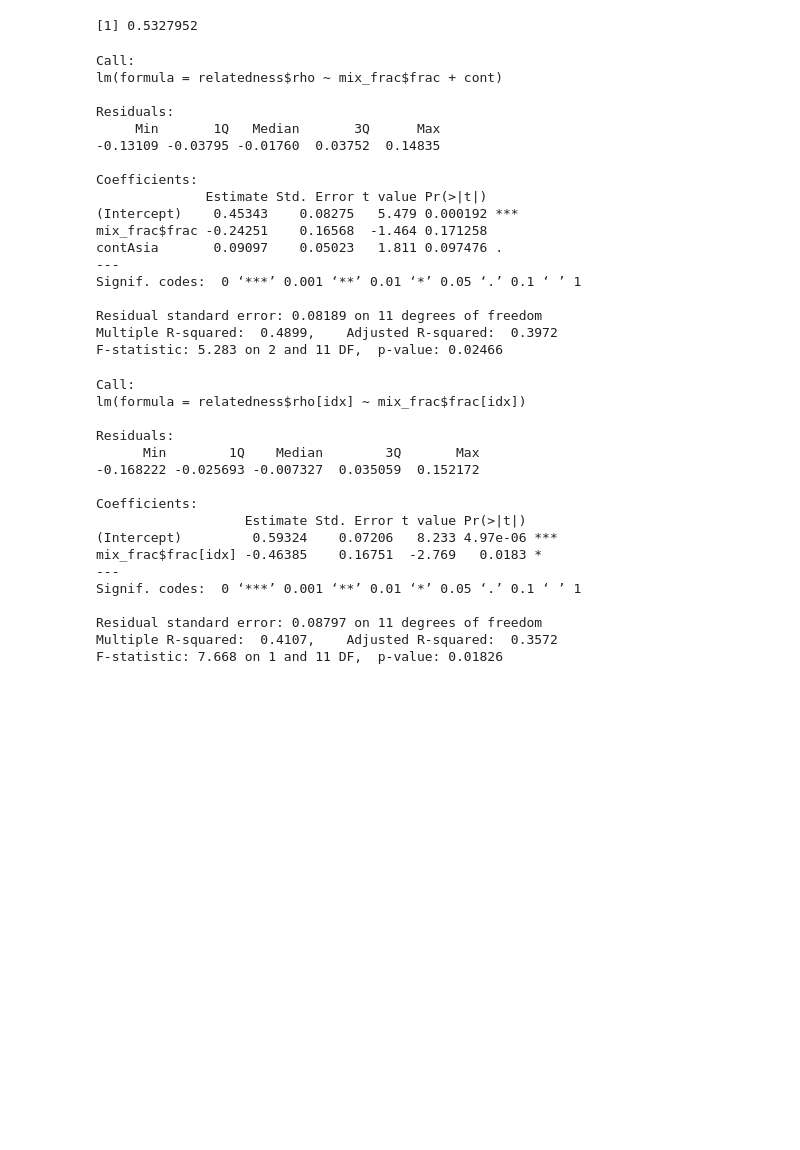
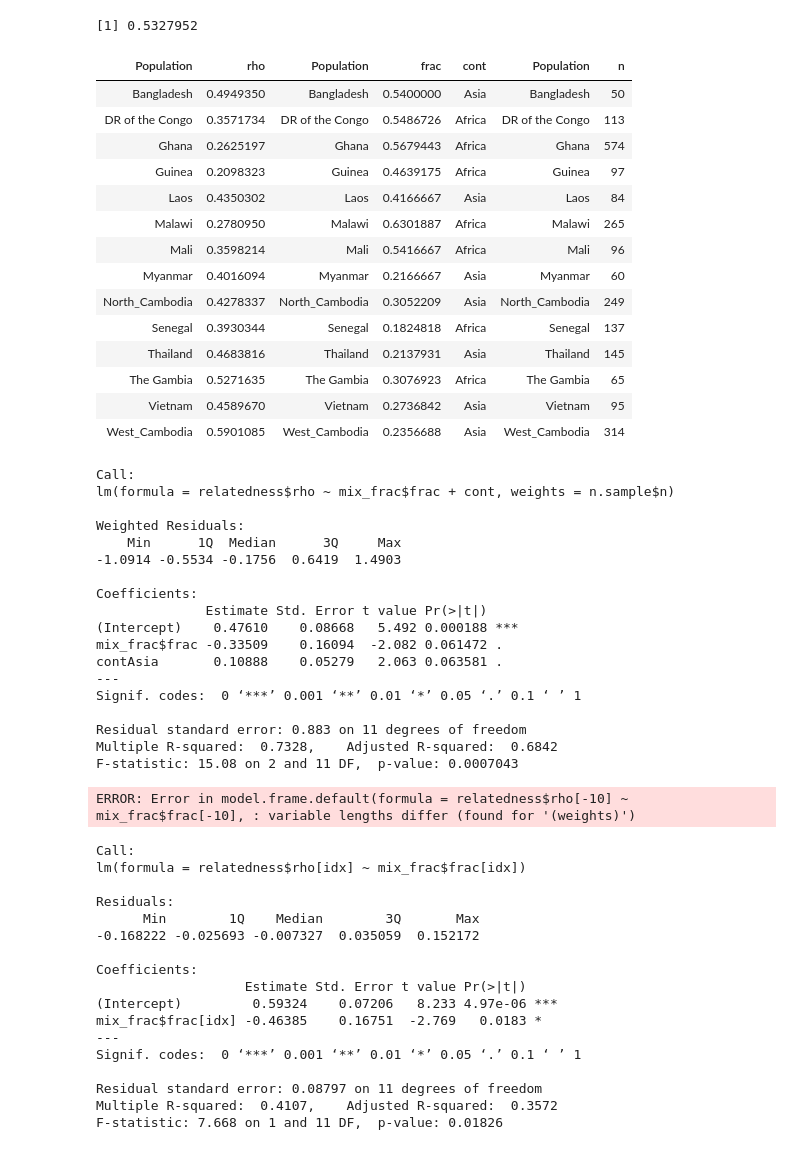
Before and after one commit to elifesciences-publications/mixedIBD-Supplement, a Jupyter notebook: supplement_how_things_were_done.ipynb, the cells around one changed output. Cells and saved outputs as stored; diff of their text form; code cells hidden in the pictures; blank space fills up the shorter version.

```diff
--- a/supplement_how_things_were_done.ipynb
+++ b/supplement_how_things_were_done.ipynb
@@ -527,26 +580,51 @@ sum(pf3k_mixedIBD_meta$relatedness > .3, na.rm=T) /
 # %%
 mix_frac = summarise(groupByCountry, frac = sum(Est_K>1)/length(Est_K))
 relatedness = summarise(groupByCountry, rho = mean(relatedness, na.rm=T))
-lm(relatedness$rho ~ mix_frac$frac + cont) %>% summary
+n.sample = summarise(groupByCountry, n = length(relatedness))
+cbind(relatedness, mix_frac, cont, n.sample)
+#plot(mix_frac$frac,relatedness$rho)
+#text(mix_frac$frac, relatedness$rho, mix_frac$Population)
+
+
+# NEEDS TO BE WEIGHTED
+lm(relatedness$rho ~ mix_frac$frac + cont, weights = n.sample$n) %>% summary
+
+lm(relatedness$rho[-10] ~ mix_frac$frac[-10], weights = n.sample$n) %>% summary
 # %% [output]
+| Population | rho | Population | frac | cont | Population | n |
+| Bangladesh | 0.4949350 | Bangladesh | 0.5400000 | Asia | Bangladesh | 50 |
+| DR of the Congo | 0.3571734 | DR of the Congo | 0.5486726 | Africa | DR of the Congo | 113 |
+| Ghana | 0.2625197 | Ghana | 0.5679443 | Africa | Ghana | 574 |
+| Guinea | 0.2098323 | Guinea | 0.4639175 | Africa | Guinea | 97 |
+| Laos | 0.4350302 | Laos | 0.4166667 | Asia | Laos | 84 |
+| Malawi | 0.2780950 | Malawi | 0.6301887 | Africa | Malawi | 265 |
+| Mali | 0.3598214 | Mali | 0.5416667 | Africa | Mali | 96 |
+| Myanmar | 0.4016094 | Myanmar | 0.2166667 | Asia | Myanmar | 60 |
+| North_Cambodia | 0.4278337 | North_Cambodia | 0.3052209 | Asia | North_Cambodia | 249 |
+| Senegal | 0.3930344 | Senegal | 0.1824818 | Africa | Senegal | 137 |
+| Thailand | 0.4683816 | Thailand | 0.2137931 | Asia | Thailand | 145 |
+| The Gambia | 0.5271635 | The Gambia | 0.3076923 | Africa | The Gambia | 65 |
+| Vietnam | 0.4589670 | Vietnam | 0.2736842 | Asia | Vietnam | 95 |
+| West_Cambodia | 0.5901085 | West_Cambodia | 0.2356688 | Asia | West_Cambodia | 314 |
 Call:
-lm(formula = relatedness$rho ~ mix_frac$frac + cont)
+lm(formula = relatedness$rho ~ mix_frac$frac + cont, weights = n.sample$n)
 
-Residuals:
-     Min       1Q   Median       3Q      Max
--0.13109 -0.03795 -0.01760  0.03752  0.14835
+Weighted Residuals:
+    Min      1Q  Median      3Q     Max
+-1.0914 -0.5534 -0.1756  0.6419  1.4903
 
 Coefficients:
               Estimate Std. Error t value Pr(>|t|)
-(Intercept)    0.45343    0.08275   5.479 0.000192 ***
-mix_frac$frac -0.24251    0.16568  -1.464 0.171258
-contAsia       0.09097    0.05023   1.811 0.097476 .
+(Intercept)    0.47610    0.08668   5.492 0.000188 ***
+mix_frac$frac -0.33509    0.16094  -2.082 0.061472 .
+contAsia       0.10888    0.05279   2.063 0.063581 .
 ---
 Signif. codes:  0 ‘***’ 0.001 ‘**’ 0.01 ‘*’ 0.05 ‘.’ 0.1 ‘ ’ 1
 
-Residual standard error: 0.08189 on 11 degrees of freedom
-Multiple R-squared:  0.4899,    Adjusted R-squared:  0.3972
-F-statistic: 5.283 on 2 and 11 DF,  p-value: 0.02466
+Residual standard error: 0.883 on 11 degrees of freedom
+Multiple R-squared:  0.7328,    Adjusted R-squared:  0.6842
+F-statistic: 15.08 on 2 and 11 DF,  p-value: 0.0007043
+ERROR: Error in model.frame.default(formula = relatedness$rho[-10] ~ mix_frac$frac[-10], : variable lengths differ (found for '(weights)')
 # %%
 
 idx = which(mix_frac$Population != "Senegal")
```
Also changed, not shown: parts of 16 cells of this notebook.
